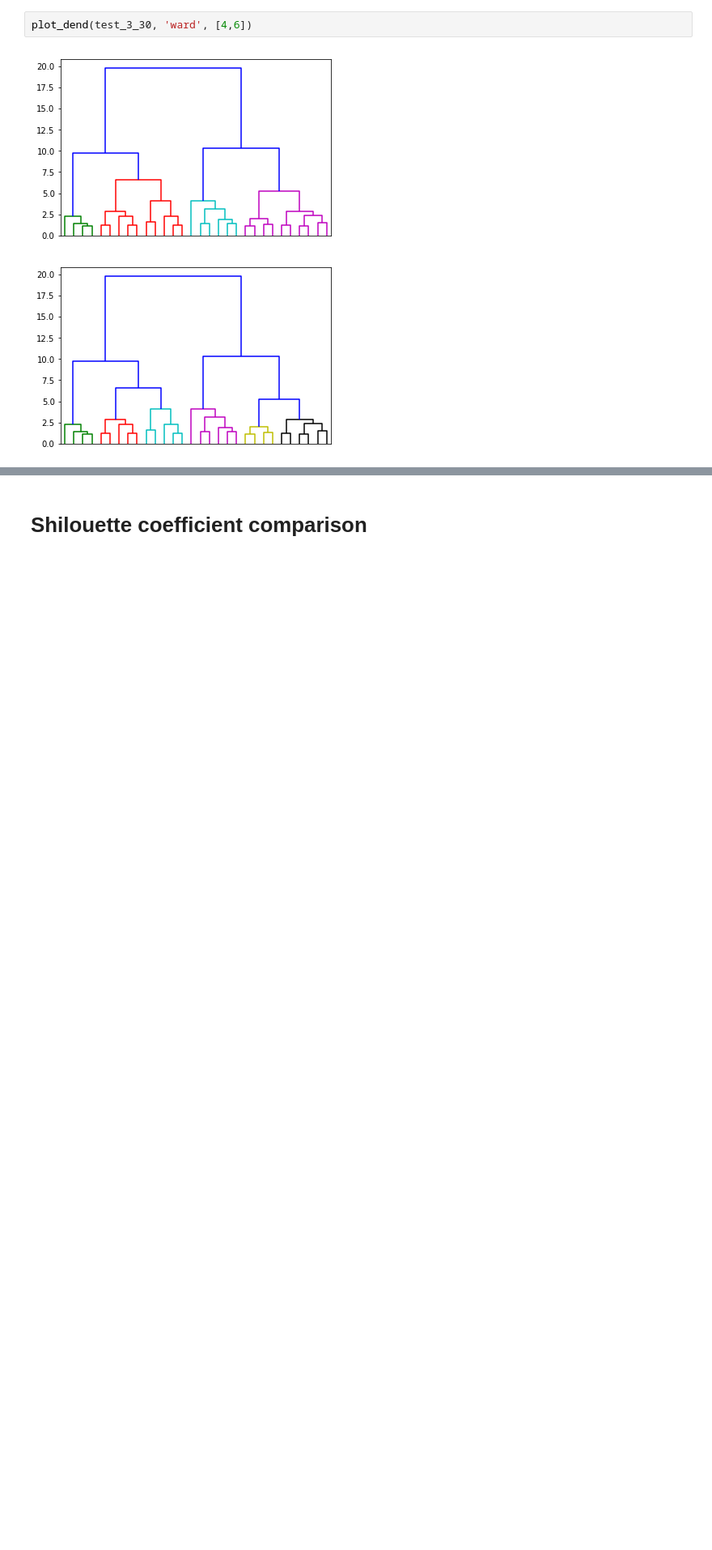
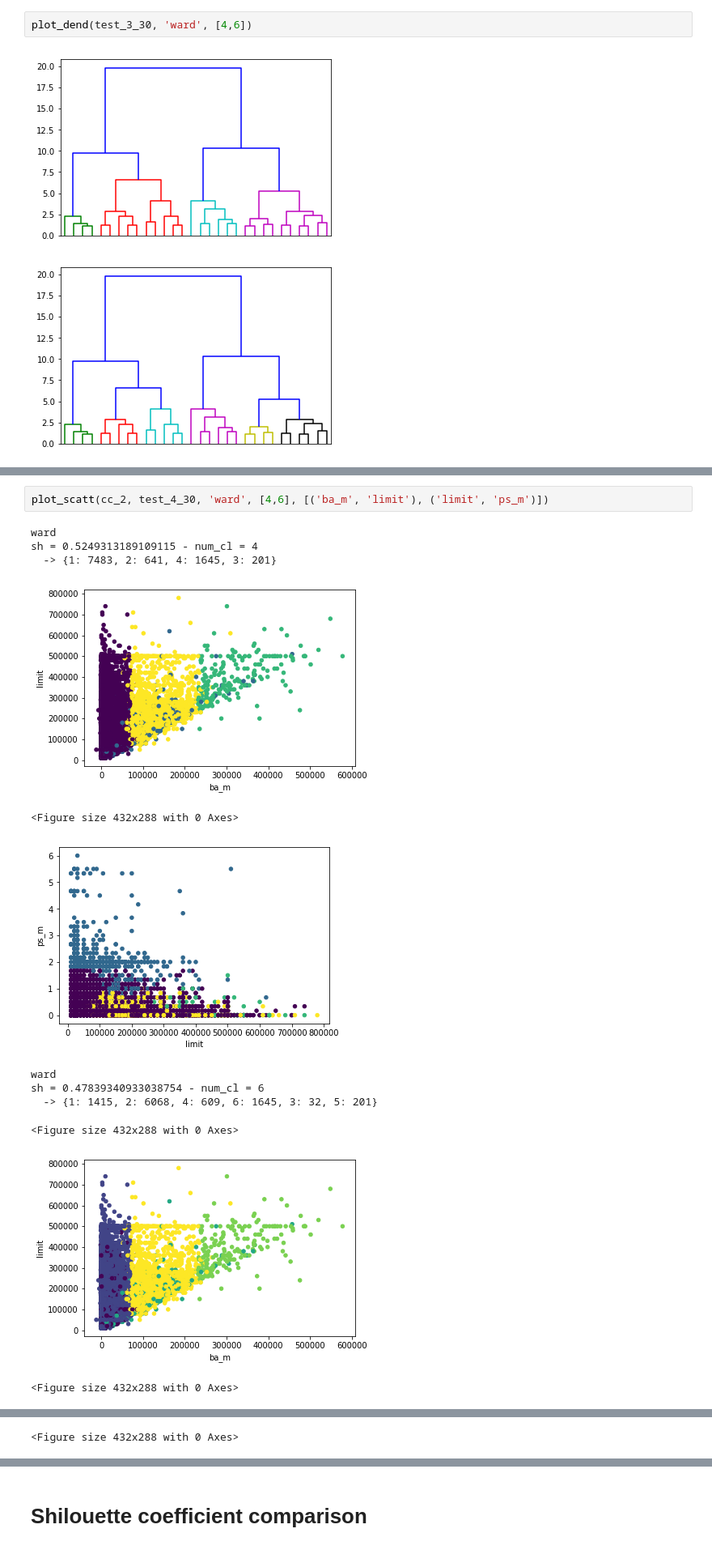
Before and after one commit to DanyEle/dm-group-1, a Jupyter notebook: Code/Riccardo/Hier_Clu_2.0.ipynb, the cells around one changed output, grey strips where cells are left out. Shown at 81% size. Cells and saved outputs as stored; diff of their text form; blank space fills up the shorter version.

```diff
--- a/Code/Riccardo/Hier_Clu_2.0.ipynb
+++ b/Code/Riccardo/Hier_Clu_2.0.ipynb
@@ -458,0 +496,15 @@ plot_dend(test_3_30, 'ward', [4,6])
+# %%
+plot_scatt(cc_2, test_4_30, 'ward', [4,6], [('ba_m', 'limit'), ('limit', 'ps_m')])
+# %% [output]
+ward
+sh = 0.5249313189109115 - num_cl = 4
+  -> {1: 7483, 2: 641, 4: 1645, 3: 201}
+[figure, added]
+<Figure size 432x288 with 0 Axes>
+[figure, added]
+ward
+sh = 0.47839340933038754 - num_cl = 6
+  -> {1: 1415, 2: 6068, 4: 609, 6: 1645, 3: 32, 5: 201}
+<Figure size 432x288 with 0 Axes>
+[figure, added]
+<Figure size 432x288 with 0 Axes>
@@ -458,0 +512 @@ plot_dend(test_3_30, 'ward', [4,6])
+<Figure size 432x288 with 0 Axes>
```
Also changed, not shown: parts of 8 cells of this notebook, 1 other file.
